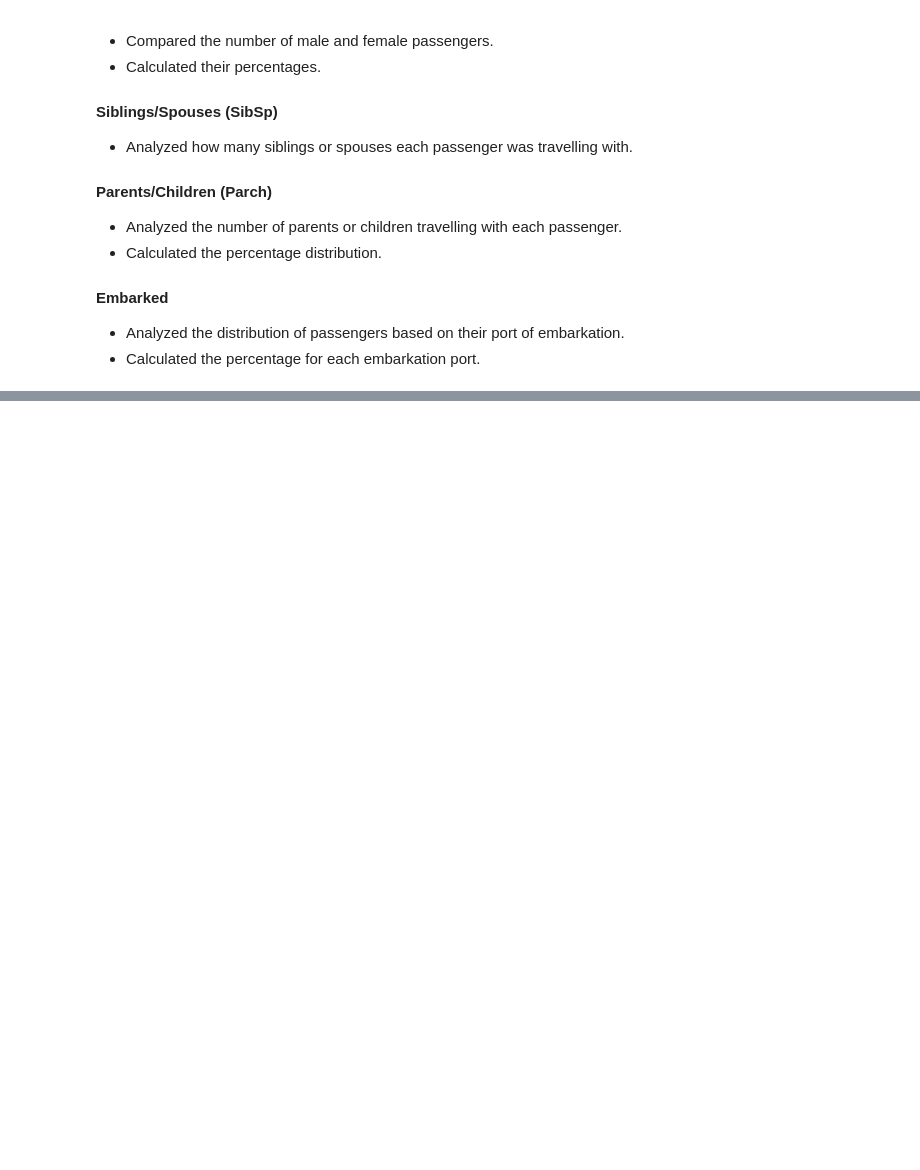
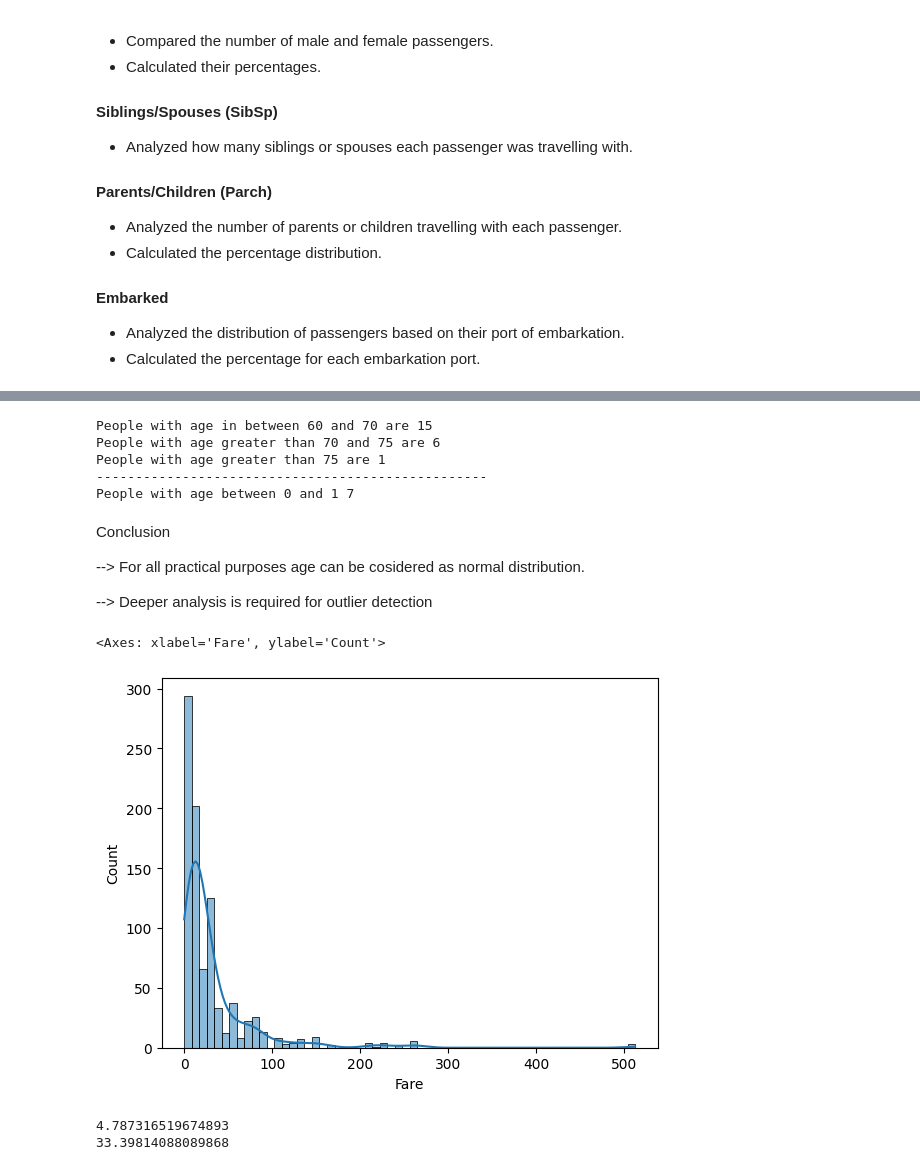
Before and after one commit to Shiri001/Titanic-Dataset-Analysis, a Jupyter notebook: notebooks/Titanic_EDA.ipynb, the cells around one changed output, grey strips where cells are left out. Cells and saved outputs as stored; diff of their text form; code cells hidden in the pictures; blank space fills up the shorter version.

Commit message:
Performed Univariate and Multivariate Analysis

```diff
--- a/notebooks/Titanic_EDA.ipynb
+++ b/notebooks/Titanic_EDA.ipynb
@@ -382,0 +409,34 @@ Analyzed individual columns using `countplot()` and percentage calculations.
+# %%
+# Just out of curiosity
+
+print("People with age in between 60 and 70 are",df[(df['Age']>60) & (df['Age']<70)].shape[0])
+print("People with age greater than 70 and 75 are",df[(df['Age' ]>=70) & (df['Age' ] <= 75) ].shape[0])
+print("People with age greater than 75 are", df[df[ 'Age' ]>75].shape[0])
+
+print('-'*50)
+
+print("People with age between 0 and 1",df[df['Age']<1].shape[0])
+# %% [output]
+People with age in between 60 and 70 are 15
+People with age greater than 70 and 75 are 6
+People with age greater than 75 are 1
+--------------------------------------------------
+People with age between 0 and 1 7
+# %% [markdown]
+
+Conclusion
+
+--> For all practical purposes age can be cosidered as normal distribution.
+
+--> Deeper analysis is required for outlier detection
+# %%
+sns.histplot(x = 'Fare', data = df, kde=True)
+# %% [output]
+<Axes: xlabel='Fare', ylabel='Count'>
+[figure, added]
+# %%
+print(df['Fare'].skew())
+print(df['Fare'].kurt())
+# %% [output]
+4.787316519674893
+33.39814088089868
```
Also changed, not shown: parts of 17 cells of this notebook.
